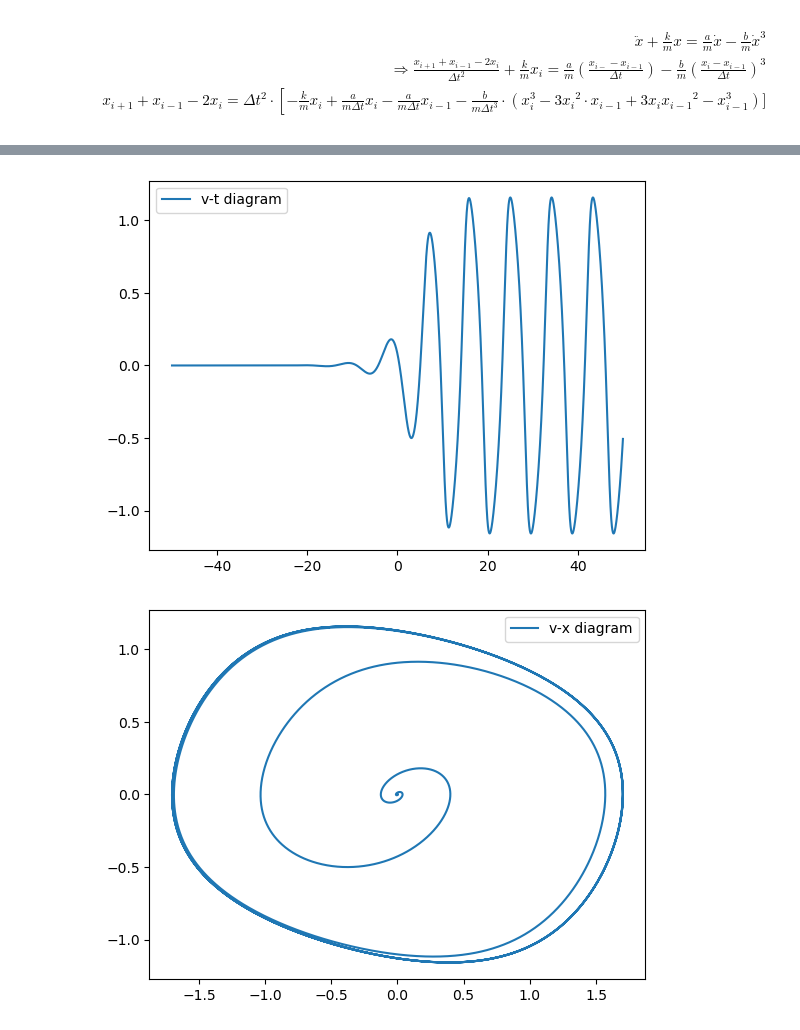
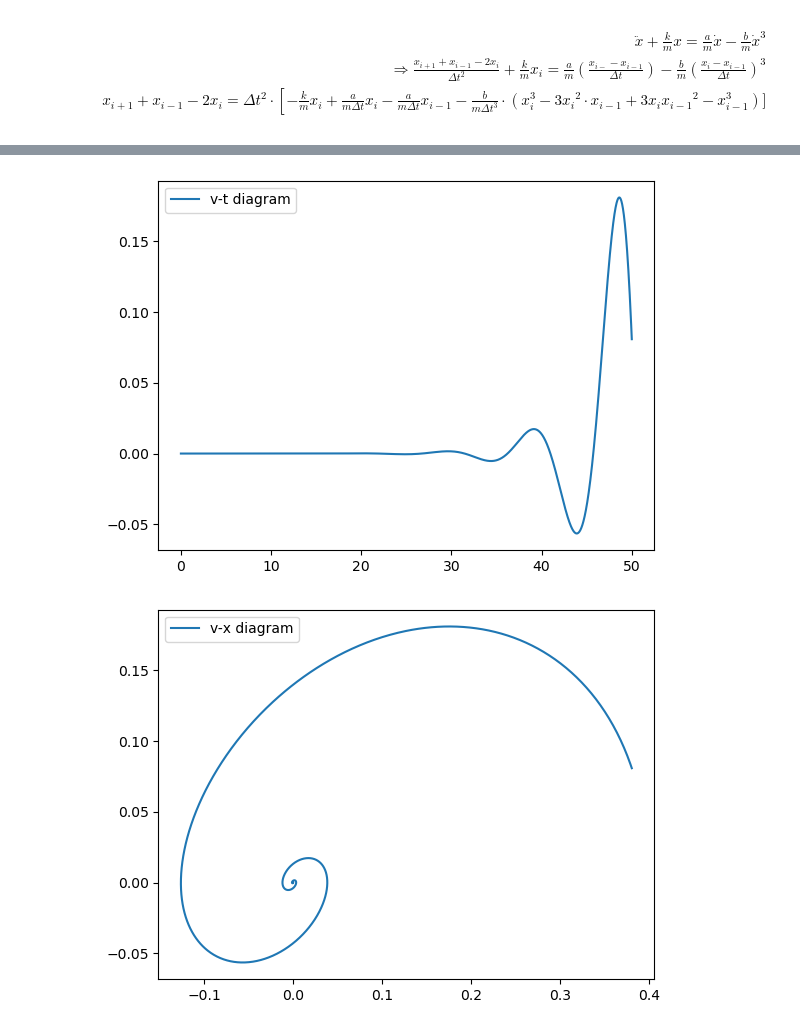
Before and after one commit to ZilD117/Comp-Physics, a Jupyter notebook: class2.ipynb, the cells around one changed output, grey strips where cells are left out. Saved outputs shown, nothing was run; the diff lists cells and outputs as text; code cells hidden in the pictures.

```diff
--- a/class2.ipynb
+++ b/class2.ipynb
@@ -27,7 +27,7 @@ def methods(x0, x1, t0,t_final,delta_t):
     return x,t
 
 # For x-t diagram
-x,t = methods(0,1e-8,-50,50,0.01)
+x,t = methods(0,1e-8,0,50,0.01)
 plt.plot(t,x,label="x-t diagram")
 plt.show()
 
@@ -52,2 +52,2 @@ plt.show()
-[figure, old version]
+[figure, new version]
-[figure, old version]
+[figure, new version]
```
Also changed, not shown: parts of 3 cells of this notebook.
